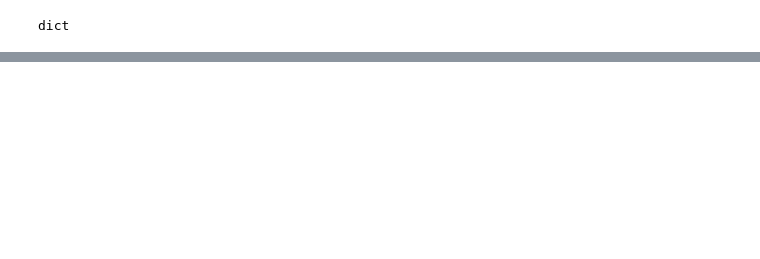
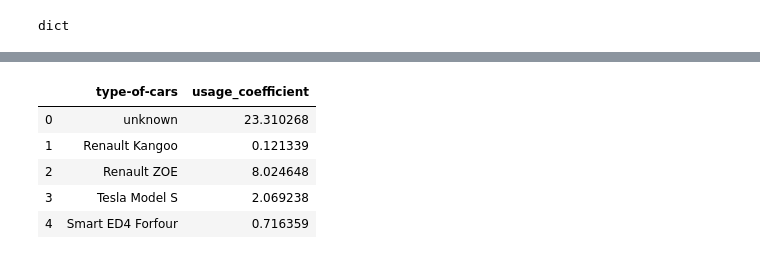
Before and after one commit to n1oftheabove/BowieMobility, a Jupyter notebook: Project_APIs_extracted vehicleUsage_df.ipynb, the cells around one changed output, grey strips where cells are left out. Saved outputs shown, nothing was run; the diff lists cells and outputs as text; code cells hidden in the pictures; blank space fills up the shorter version.

```diff
--- a/Project_APIs_extracted vehicleUsage_df.ipynb
+++ b/Project_APIs_extracted vehicleUsage_df.ipynb
@@ -155,2 +156,13 @@ vehicleUsage_df
 93 rows × 2 columns
+# %%
+#change column 'name' to "type-of-cars" and "percentaage" to "usage coefficient"
+vehicleUsage_df.rename(columns={'name':'type-of-cars', 'percentage':'usage-coefficient'})
+vehicleUsage_df.head()
+# %% [output]
+|  | type-of-cars | usage_coefficient |
+| 0 | unknown | 23.310268 |
+| 1 | Renault Kangoo | 0.121339 |
+| 2 | Renault ZOE | 8.024648 |
+| 3 | Tesla Model S | 2.069238 |
+| 4 | Smart ED4 Forfour | 0.716359 |
 # %%
```
Also changed, not shown: parts of 8 cells of this notebook.
